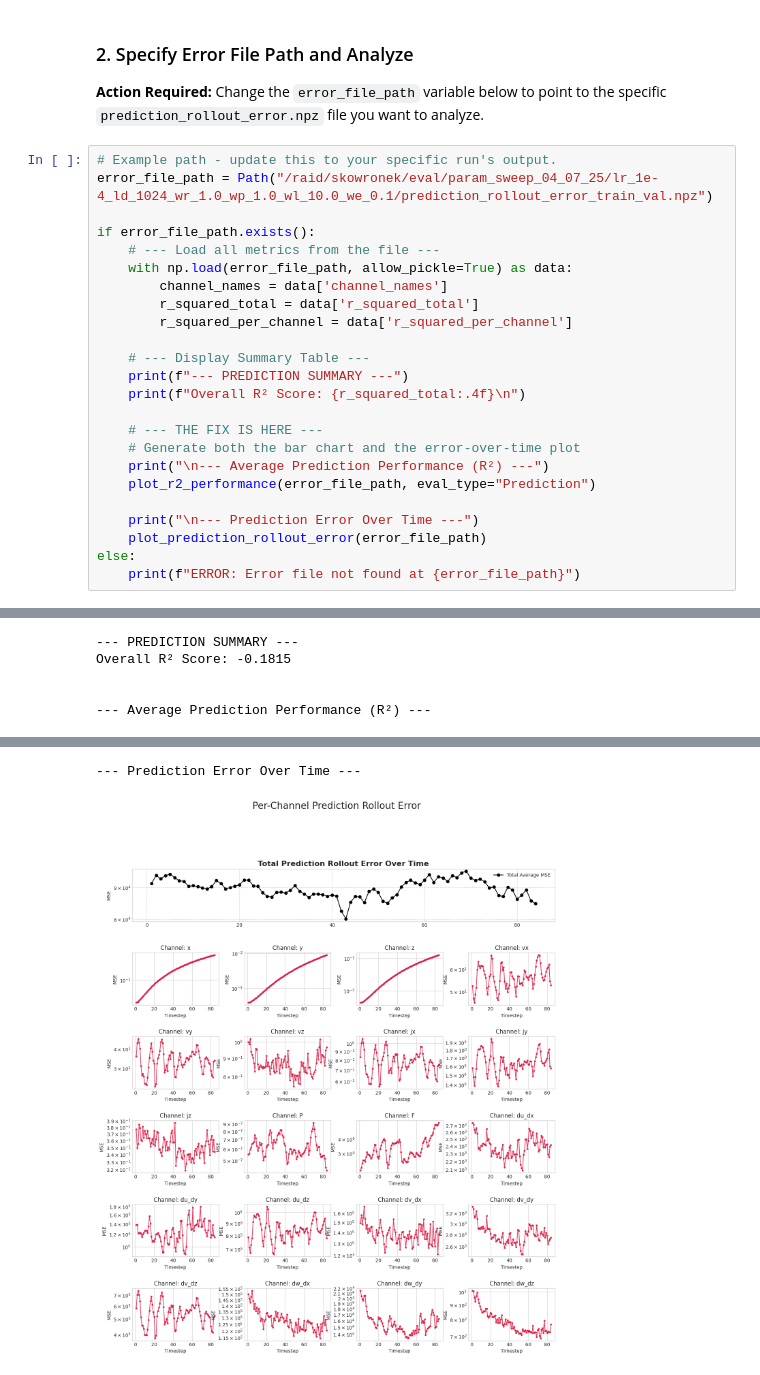
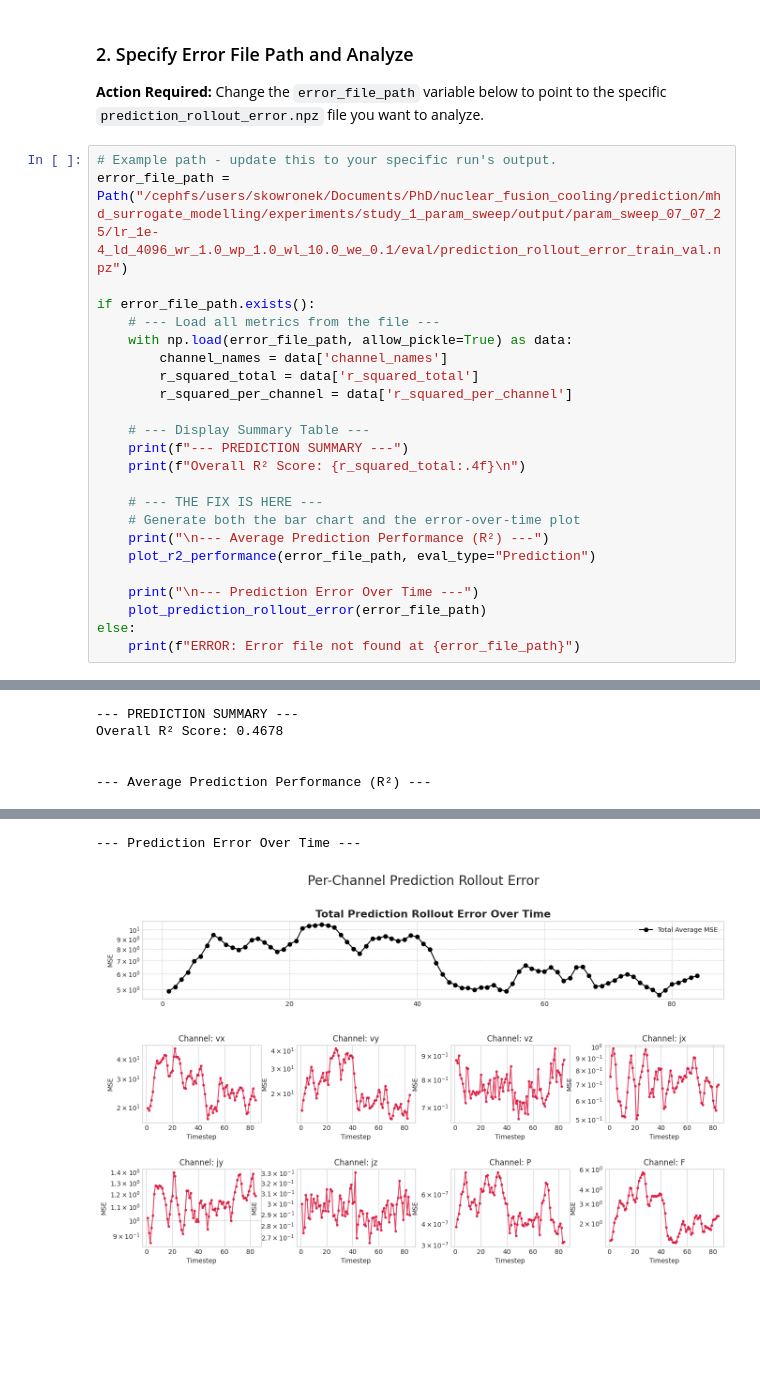
Before and after one commit to Jarato/mhd_surrogate_modelling, a Jupyter notebook: notebooks/analyze_prediction.ipynb, the cells around one changed output, grey strips where cells are left out. Saved outputs shown, nothing was run; the diff lists cells and outputs as text; blank space fills up the shorter version.

```diff
--- a/notebooks/analyze_prediction.ipynb
+++ b/notebooks/analyze_prediction.ipynb
@@ -17,7 +17,7 @@ from mhd_surrogate_core.plot import plot_prediction_rollout_error, plot_r2_perfo
 **Action Required:** Change the `error_file_path` variable below to point to the specific `prediction_rollout_error.npz` file you want to analyze.
 # %%
 # Example path - update this to your specific run's output.
-error_file_path = Path("/raid/skowronek/eval/param_sweep_04_07_25/lr_1e-4_ld_1024_wr_1.0_wp_1.0_wl_10.0_we_0.1/prediction_rollout_error_train_val.npz")
+error_file_path = Path("/cephfs/users/skowronek/Documents/PhD/nuclear_fusion_cooling/prediction/mhd_surrogate_modelling/experiments/study_1_param_sweep/output/param_sweep_07_07_25/lr_1e-4_ld_4096_wr_1.0_wp_1.0_wl_10.0_we_0.1/eval/prediction_rollout_error_train_val.npz")
 
 if error_file_path.exists():
     # --- Load all metrics from the file ---
@@ -44,5 +44,5 @@ else:
 --- PREDICTION SUMMARY ---
-Overall R² Score: -0.1815
+Overall R² Score: 0.4678
 
 
 --- Average Prediction Performance (R²) ---
@@ -51,2 +51,2 @@ Overall R² Score: -0.1815
 --- Prediction Error Over Time ---
-[figure, old version]
+[figure, new version]
```
Also changed, not shown: parts of 1 cell of this notebook, 3 other files.
